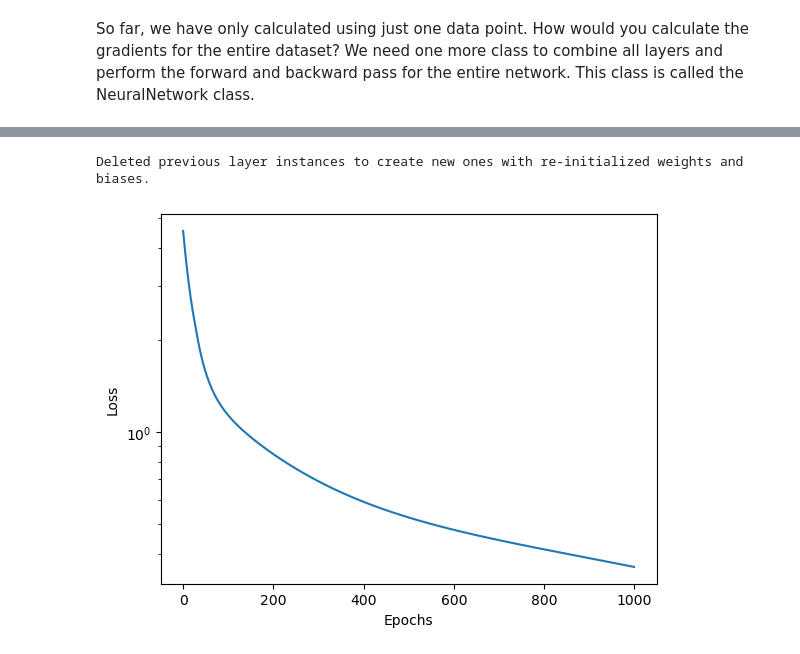
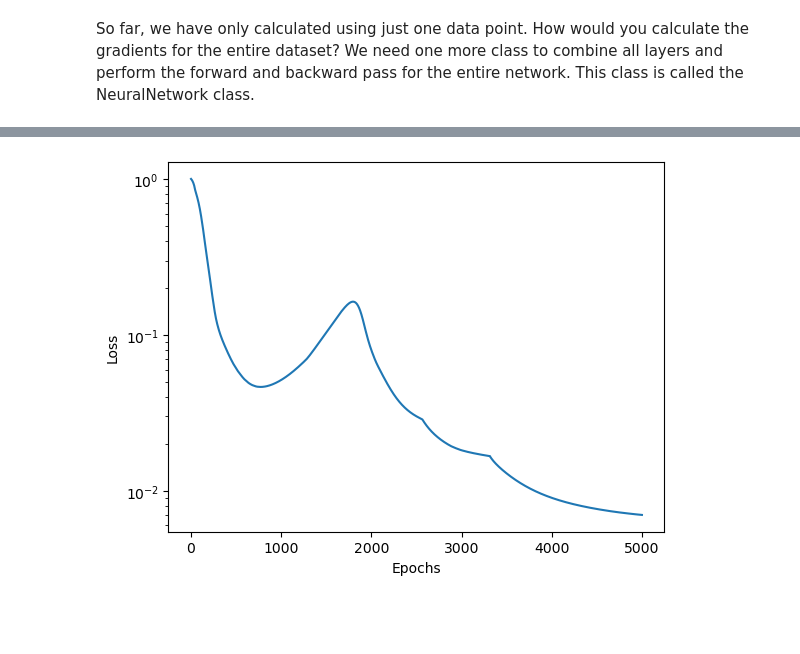
Before and after one commit to cryoTUD/ai4nanobiology, a Jupyter notebook: week_1/2_basics_nn.ipynb, the cells around one changed output, grey strips where cells are left out. Drawn from its saved outputs; the diff is of its cells as text; code cells hidden in the pictures; blank space fills up the shorter version.

```diff
--- a/week_1/2_basics_nn.ipynb
+++ b/week_1/2_basics_nn.ipynb
@@ -1011,20 +1019,20 @@ hidden_layer_1_new = Layer("hidden")
 hidden_layer_1_new.add_neurons([
     Neuron(
         input_vector = np.random.normal(0, 1, size=(1,)),
-        weights = np.random.normal(0, 1, size=(1,)),
-        bias = np.random.normal(0, 1),
+        weights = np.random.normal(0, 0.1, size=(1,)),
+        bias = np.random.normal(0, 0.1),
         activation_function_type = 'relu'
     ),
     Neuron(
         input_vector = np.random.normal(0, 1, size=(1,)),
-        weights = np.random.normal(0, 1, size=(1,)),
-        bias = np.random.normal(0, 1),
+        weights = np.random.normal(0, 0.1, size=(1,)),
+        bias = np.random.normal(0, 0.1),
         activation_function_type = 'relu'
     ),
     Neuron(
         input_vector = np.random.normal(0, 1, size=(1,)),
-        weights = np.random.normal(0, 1, size=(1,)),
-        bias = np.random.normal(0, 1),
+        weights = np.random.normal(0, 0.1, size=(1,)),
+        bias = np.random.normal(0, 0.1),
         activation_function_type = 'relu'
     )
 ])
@@ -1032,13 +1040,11 @@ final_layer_new = Layer("output")
 final_layer_new.add_neuron(
     Neuron(
         input_vector = np.random.normal(0, 1, size=(3,)),
-        weights = np.random.normal(0, 1, size=(3,)),
-        bias = np.random.normal(0, 1),
+        weights = np.random.normal(0, 0.1, size=(3,)),
+        bias = np.random.normal(0, 0.1),
         activation_function_type = 'linear'
     )
 )
-# %% [output]
-Deleted previous layer instances to create new ones with re-initialized weights and biases.
 # %%
 # Define connections between layers
 input_layer_new.forward_layer = hidden_layer_1_new
@@ -1046,14 +1052,18 @@ hidden_layer_1_new.backward_layer = input_layer_new
 hidden_layer_1_new.forward_layer = final_layer_new
 final_layer_new.backward_layer = hidden_layer_1_new
 # %%
-nn = NeuralNetwork(layers=[input_layer_new, hidden_layer_1_new, final_layer_new])
+my_neural_network = NeuralNetwork(layers=[input_layer_new, hidden_layer_1_new, final_layer_new])
-# %%
-nn.learning_rate = 0.2
-nn.fit(x_sample, y_sample, epochs=1000)
+# %%
+my_neural_network.learning_rate = 0.001
+x_sample_mean, x_sample_std = np.mean(x_sample), np.std(x_sample)
+y_sample_mean, y_sample_std = np.mean(y_sample), np.std(y_sample)
+x_sample_standardized = (x_sample - x_sample_mean) / x_sample_std
+y_sample_standardized = (y_sample - y_sample_mean) / y_sample_std
+my_neural_network.fit(x_sample_standardized, y_sample_standardized, epochs=5000)
 # %%
-plt.plot(nn.loss_history)
+plt.plot(my_neural_network.loss_history)
 plt.xlabel("Epochs")
 plt.ylabel("Loss")
 plt.yscale("log")
 # %% [output]
-[figure, old version]
+[figure, new version]
```
Also changed, not shown: parts of 16 cells of this notebook.
